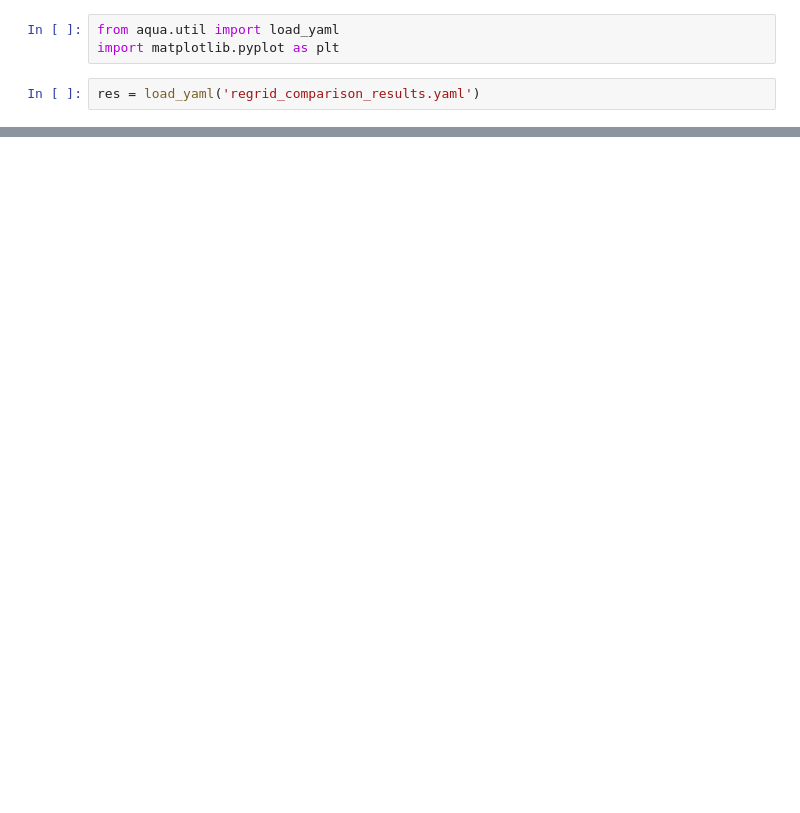
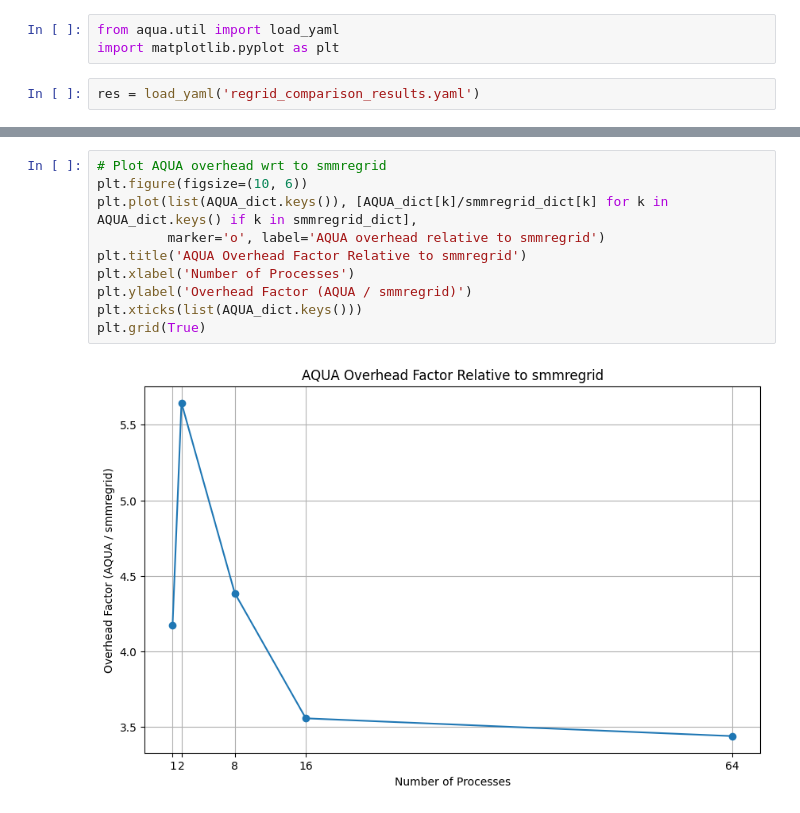
Before and after one commit to koldunovn/high_res_data_access, a Jupyter notebook: aqua-scripts/regrid/plot.ipynb, the cells around one changed output, grey strips where cells are left out. Saved outputs shown, nothing was run; the diff lists cells and outputs as text; blank space fills up the shorter version.

```diff
--- a/aqua-scripts/regrid/plot.ipynb
+++ b/aqua-scripts/regrid/plot.ipynb
@@ -43,0 +63,12 @@ plt.show()
+# %%
+# Plot AQUA overhead wrt to smmregrid
+plt.figure(figsize=(10, 6))
+plt.plot(list(AQUA_dict.keys()), [AQUA_dict[k]/smmregrid_dict[k] for k in AQUA_dict.keys() if k in smmregrid_dict],
+         marker='o', label='AQUA overhead relative to smmregrid')
+plt.title('AQUA Overhead Factor Relative to smmregrid')
+plt.xlabel('Number of Processes')
+plt.ylabel('Overhead Factor (AQUA / smmregrid)')
+plt.xticks(list(AQUA_dict.keys()))
+plt.grid(True)
+# %% [output]
+[figure, added]
```
Also changed, not shown: parts of 4 cells of this notebook.
